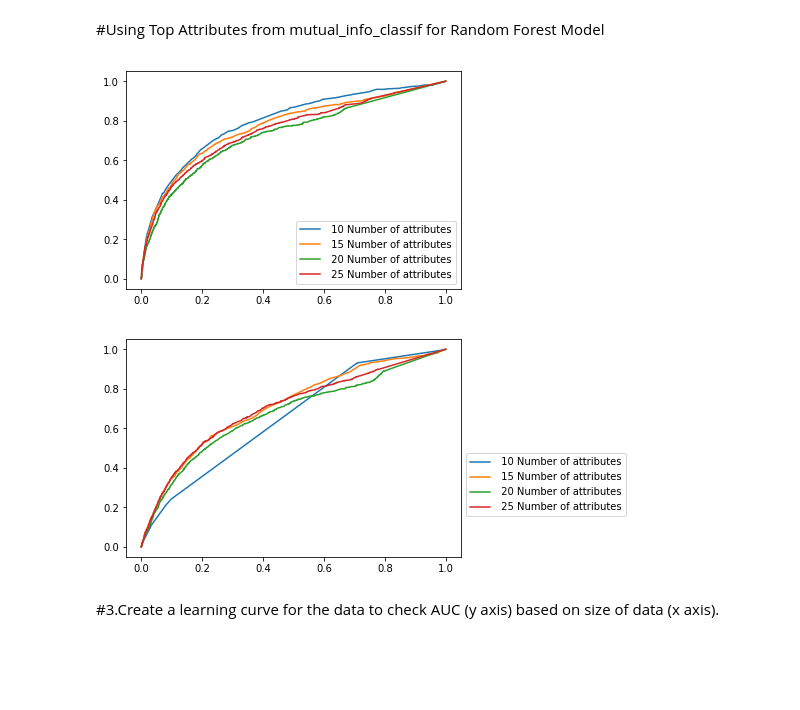
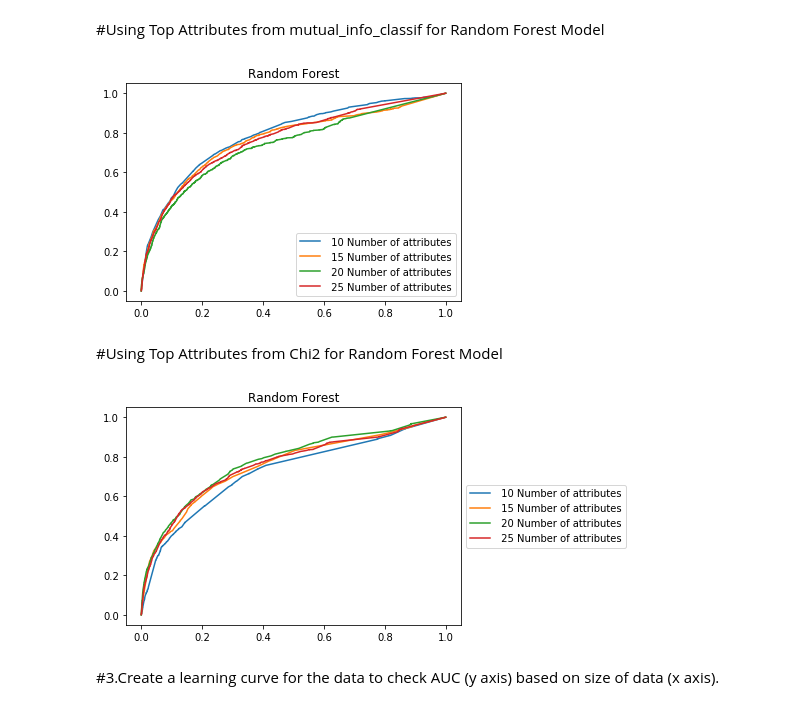
Before and after one commit to akhilanto/My-Python-Works, a Jupyter notebook: Python samples/Hap880assignmnet2.ipynb, the cells around one changed output. Saved outputs shown, nothing was run; the diff lists cells and outputs as text; code cells hidden in the pictures; blank space fills up the shorter version.

```diff
--- a/Python samples/Hap880assignmnet2.ipynb
+++ b/Python samples/Hap880assignmnet2.ipynb
@@ -112,6 +112,7 @@ for n in range(10, 210, 10):
     probs_rf[n]=rf[n].predict_proba(ts[cols])
     fpr_rf[n], tpr_rf[n], thresholds_rf[n] = roc_curve(ts['HighUtilizationY2'],probs_rf[n][:,1])
     auc_rf[n]=auc(fpr_rf[n],tpr_rf[n])
+    plt.title('Random Forest')
     plt.plot(fpr_rf[n], tpr_rf[n],label = "{} Numebr of Estimators".format(n))
     plt.legend(loc='center left', bbox_to_anchor=(1, 0.5))
 # %% [output]
@@ -160,14 +161,15 @@ col_sel_chi2=s.sort_values('chi2',ascending=False)['att'][:10]
 # %% [markdown]
 #Using Top Attributes from mutual_info_classif for Random Forest Model
 # %%
+rf200=RandomForestClassifier(n_estimators=200)
 for n in range(10, 30, 5):
     cols_sel_mic=s.sort_values('mic', ascending=False)['att'][:n]
-    rf200=RandomForestClassifier(n_estimators=200)
     rf200.fit(tr[cols_sel_mic],tr['HighUtilizationY2'])
     probs_rf200=rf200.predict_proba(ts[cols_sel_mic])
     fpr_rf200, tpr_rf200, thresholds_rf200 = roc_curve(ts['HighUtilizationY2'],probs_rf200[:,1])
     auc_rf200=auc(fpr_rf200,tpr_rf200)
+    plt.title('Random Forest')
     plt.plot(fpr_rf200, tpr_rf200,label =" {} Number of attributes".format(n))
     plt.legend()
 # %% [output]
-[figure, old version]
+[figure, new version]
@@ -176,15 +176,18 @@ for n in range(10, 30, 5):
+# %% [markdown]
+#Using Top Attributes from Chi2 for Random Forest Model
 # %%
+rf200=RandomForestClassifier(n_estimators=200)
 for n in range(10, 30, 5):
     col_sel_chi2=s.sort_values('chi2',ascending=False)['att'][:n]
-    rf200=RandomForestClassifier(n_estimators=200)
     rf200.fit(tr[col_sel_chi2],tr['HighUtilizationY2'])
     probs_rf200=rf200.predict_proba(ts[col_sel_chi2])
     fpr_rf200, tpr_rf200, thresholds_rf200 = roc_curve(ts['HighUtilizationY2'],probs_rf200[:,1])
     auc_rf200=auc(fpr_rf200,tpr_rf200)
+    plt.title('Random Forest')
     plt.plot(fpr_rf200, tpr_rf200, label = " {} Number of attributes".format(n))
     plt.legend(loc='center left', bbox_to_anchor=(1, 0.5))
 # %% [output]
-[figure, old version]
+[figure, new version]
 # %% [markdown]
 #3.Create a learning curve for the data to check AUC (y axis) based on size of data (x axis).
 # %% [markdown]
```
Also changed, not shown: parts of 13 cells of this notebook, 1 other file.
